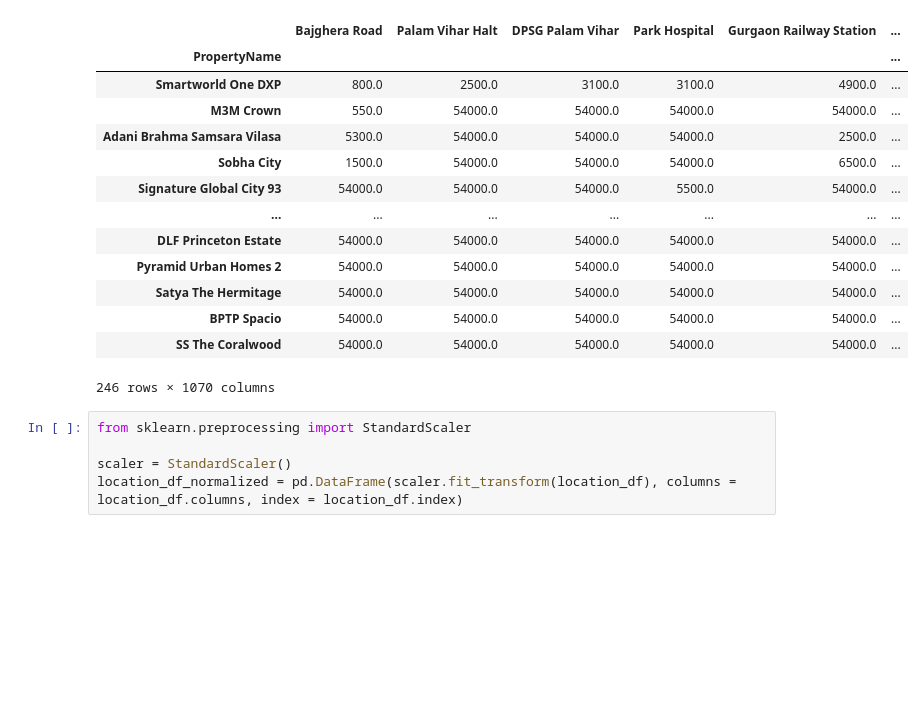
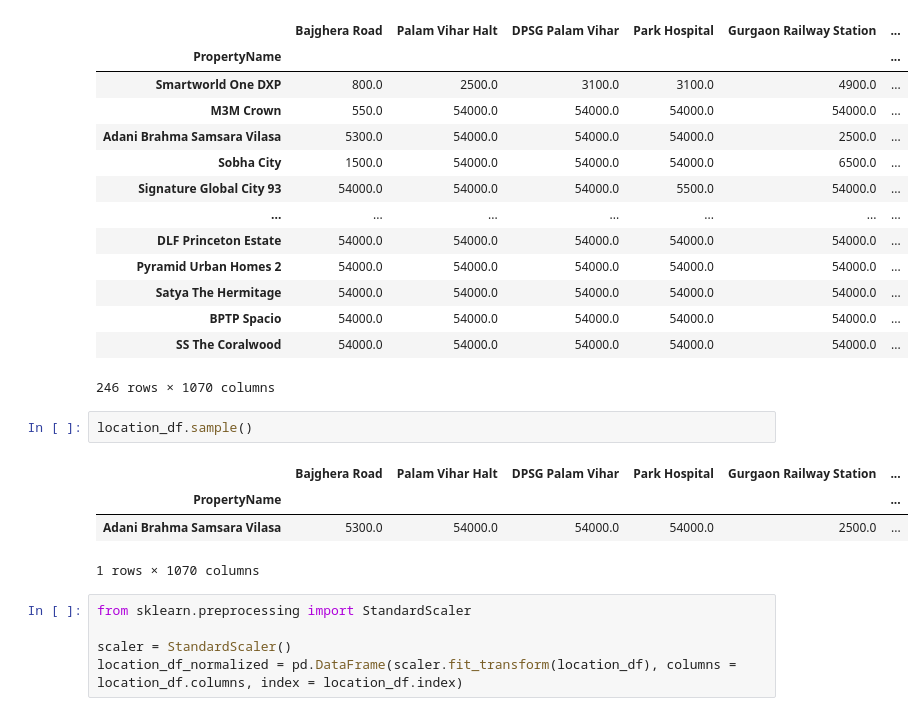
Before and after one commit to singhsourav0/House_price, a Jupyter notebook: RecommendationModule/recommendation.ipynb, the cells around one changed output. Cells and saved outputs as stored; diff of their text form; blank space fills up the shorter version.

```diff
--- a/RecommendationModule/recommendation.ipynb
+++ b/RecommendationModule/recommendation.ipynb
@@ -411,6 +411,13 @@ location_df
 | BPTP Spacio | 54000.0 | 54000.0 | 54000.0 | 54000.0 | 54000.0 | ... |
 | SS The Coralwood | 54000.0 | 54000.0 | 54000.0 | 54000.0 | 54000.0 | ... |
 246 rows × 1070 columns
+# %%
+location_df.sample()
+# %% [output]
+|  | Bajghera Road | Palam Vihar Halt | DPSG Palam Vihar | Park Hospital | Gurgaon Railway Station | ... |
+| PropertyName |  |  |  |  |  | ... |
+| Adani Brahma Samsara Vilasa | 5300.0 | 54000.0 | 54000.0 | 54000.0 | 2500.0 | ... |
+1 rows × 1070 columns
 # %%
 from sklearn.preprocessing import StandardScaler
 
```
Also changed, not shown: parts of 3 cells of this notebook, 13 other files.
